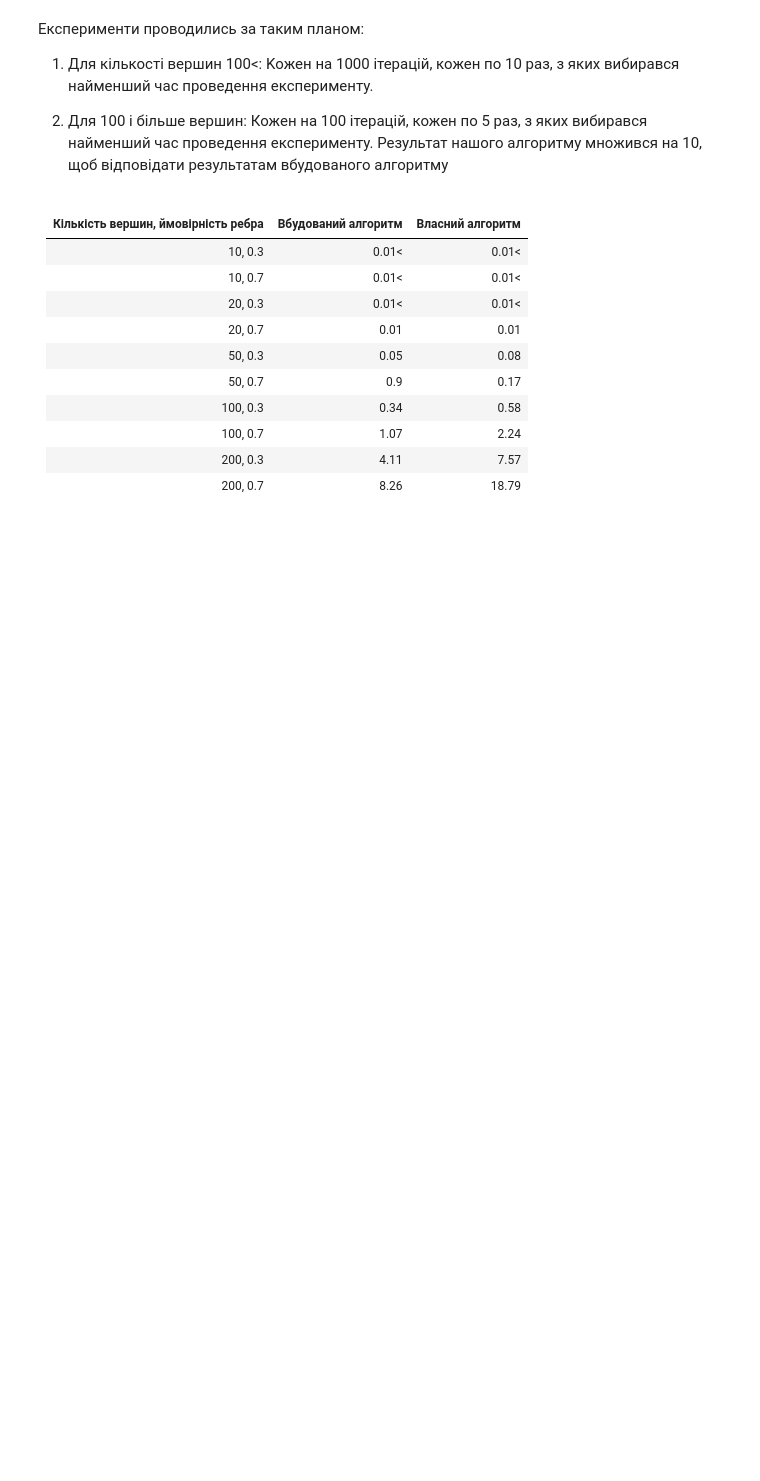
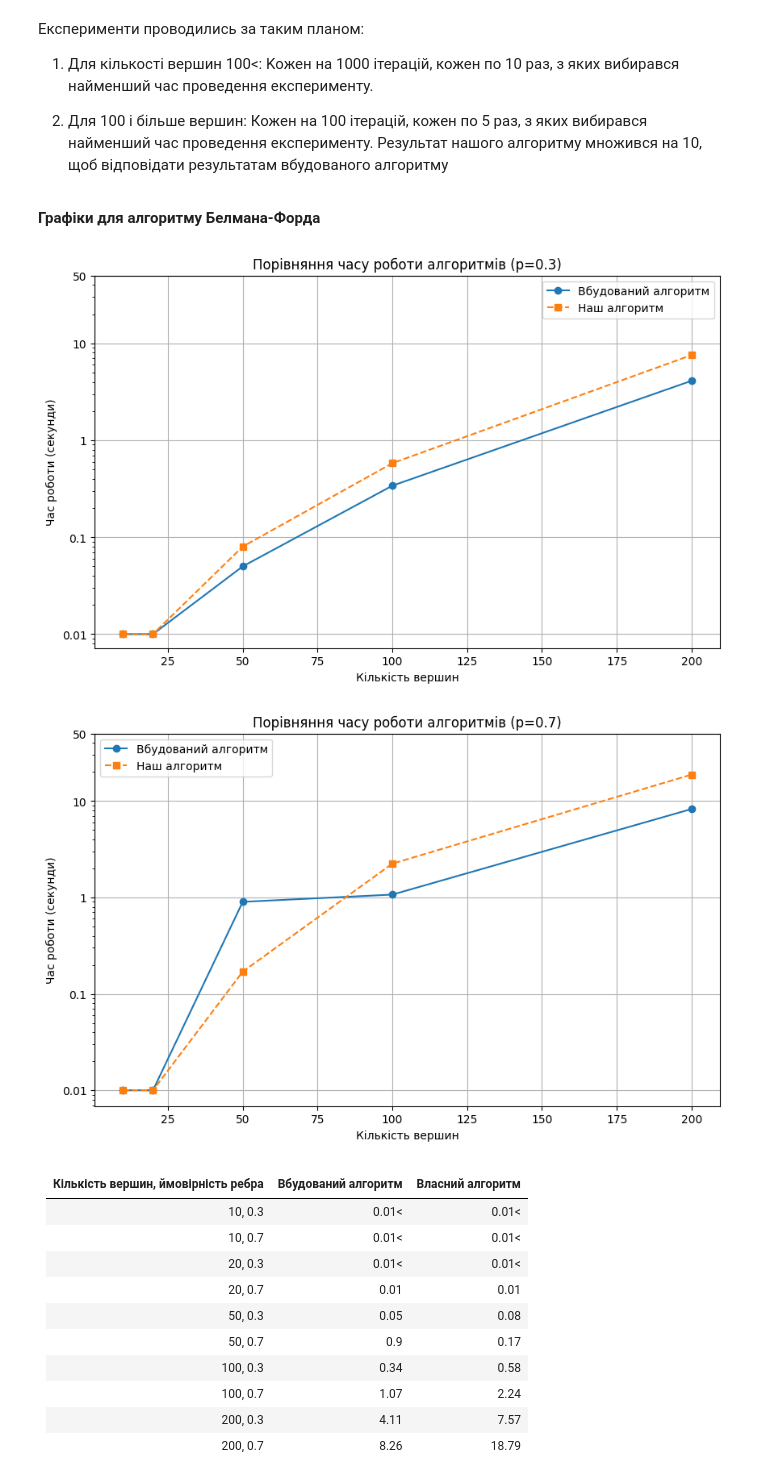
Before and after one commit to Oleksii-Lasiichuk/discrete_math_lab, a Jupyter notebook: Lab1_trees.ipynb, the cells around one changed output. Cells and saved outputs as stored; diff of their text form; code cells hidden in the pictures; blank space fills up the shorter version.

```diff
--- a/Lab1_trees.ipynb
+++ b/Lab1_trees.ipynb
@@ -1164,6 +1166,45 @@ Kожен на 1000 ітерацій, кожен по 10 раз, з яких в
 
 2. Для 100 і більше вершин:
 Кожен на 100 ітерацій, кожен по 5 раз, з яких вибирався найменший час проведення експерименту. Результат нашого алгоритму множився на 10, щоб відповідати результатам вбудованого алгоритму
+# %% [markdown]
+**Графіки для алгоритму Белмана-Форда**
+# %%
+import matplotlib.pyplot as plt
+
+def plot_graph_comparison(sizes, builtin_times, custom_times, probability):
+    """
+    Будує графік часу роботи двох алгоритмів.
+    """
+    plt.figure(figsize=(10, 6))
+    plt.plot(sizes, builtin_times, marker='o', linestyle='-', label='Вбудований алгоритм')
+    plt.plot(sizes, custom_times, marker='s', linestyle='--', label='Наш алгоритм')
+
+    plt.xlabel("Кількість вершин")
+    plt.ylabel("Час роботи (секунди)")
+    plt.title(f"Порівняння часу роботи алгоритмів (p={probability})")
+    plt.legend()
+    plt.grid(True)
+
+    # Робимо шкалу Y логарифмічною, але з нормальними підписами
+    plt.yscale("log")
+    plt.yticks([0.01, 0.1, 1, 10, 50], ["0.01", "0.1", "1", "10", "50"])
+
+    plt.show()
+
+sizes = [10, 20, 50, 100, 200]  # Кількість вершин
+
+# Дані для p = 0.3
+builtin_times = [0.01, 0.01, 0.05, 0.34, 4.11]  # Час роботи вбудованого алгоритму
+custom_times = [0.01, 0.01, 0.08, 0.58, 7.57]  # Час роботи власного алгоритму
+plot_graph_comparison(sizes, builtin_times, custom_times, 0.3)
+
+# Дані для p = 0.7
+builtin_times = [0.01, 0.01, 0.9, 1.07, 8.26]  # Час роботи вбудованого алгоритму
+custom_times = [0.01, 0.01, 0.17, 2.24, 18.79]  # Час роботи власного алгоритму
+plot_graph_comparison(sizes, builtin_times, custom_times, 0.7)
+# %% [output]
+[figure, added]
+[figure, added]
 # %% [markdown]
 | Кількість вершин, ймовірність ребра | Вбудований алгоритм | Власний алгоритм |
 |-------------------------------------|---------------------|-----------------|
```
Also changed, not shown: parts of 5 cells of this notebook.
